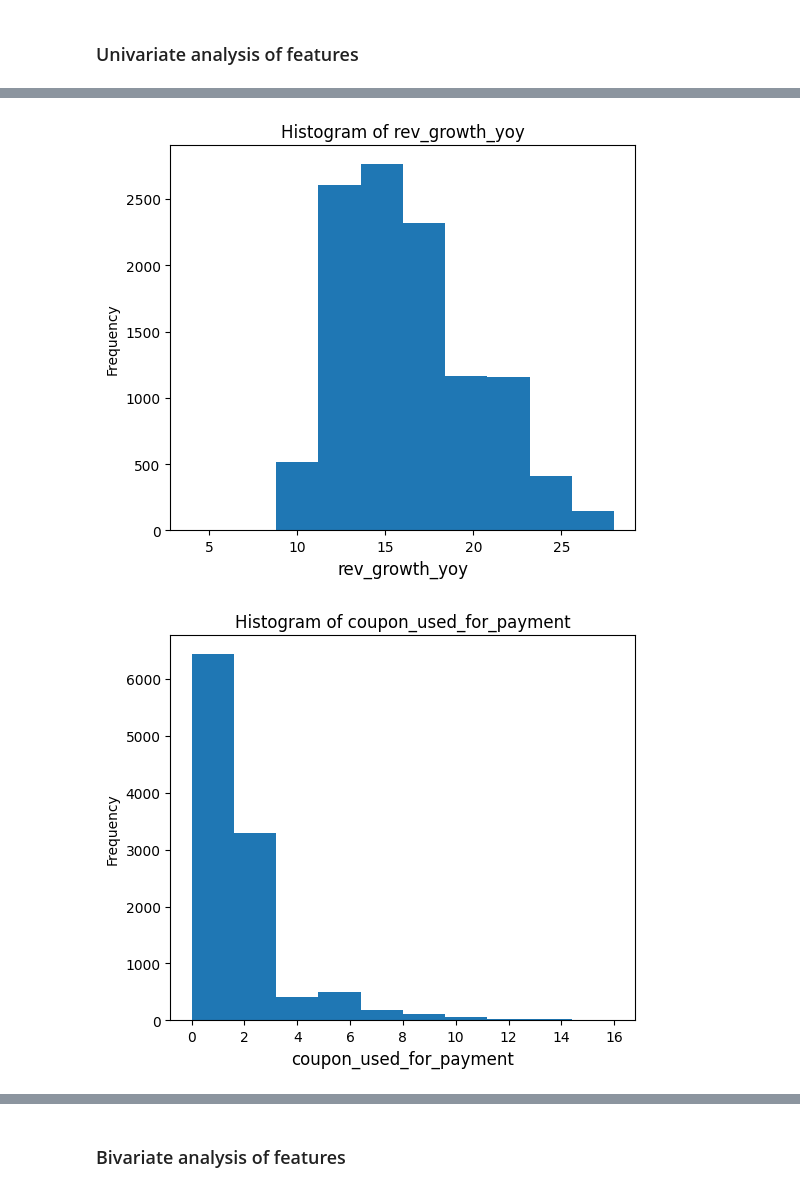
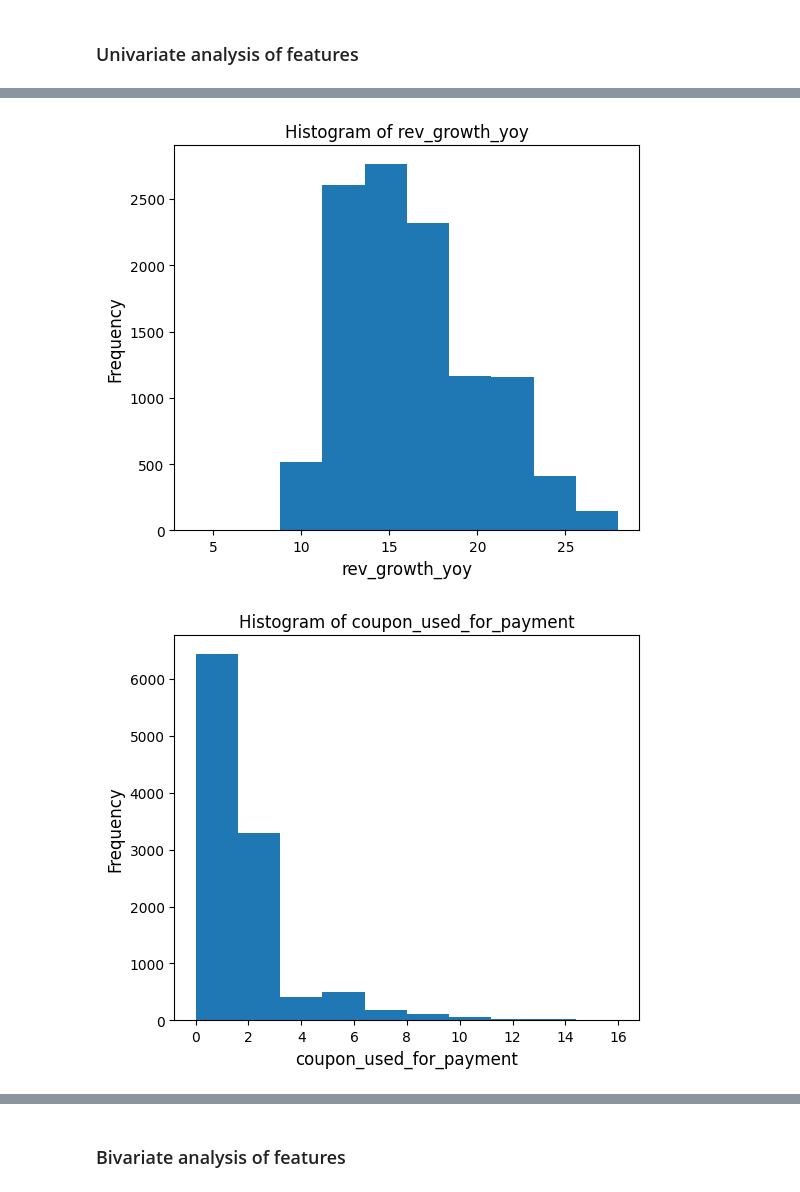
Before and after one commit to avikumart/Customer-Churn-Prediction, a Jupyter notebook: customer-churn-prediction-modeling.ipynb, the cells around one changed output, grey strips where cells are left out. Cells and saved outputs as stored; diff of their text form; code cells hidden in the pictures.

```diff
--- a/customer-churn-prediction-modeling.ipynb
+++ b/customer-churn-prediction-modeling.ipynb
@@ -448,5 +487,6 @@ num_cont_col = [col for col in list(df_filtered.columns) if len(df_filtered[col]
 for col in num_cont_col:
     df_filtered[col].plot.hist(title=f'Histogram of {col}', figsize=(6,5))
     plt.xlabel(f"{col}", fontsize=12)
+    plt.ylabel("Frequency", fontsize=12)
     plt.show()
 # %% [output]
@@ -456,2 +496,2 @@ for col in num_cont_col:
-[figure, old version]
+[figure, new version]
-[figure, old version]
+[figure, new version]
```
Also changed, not shown: parts of 58 cells of this notebook.
